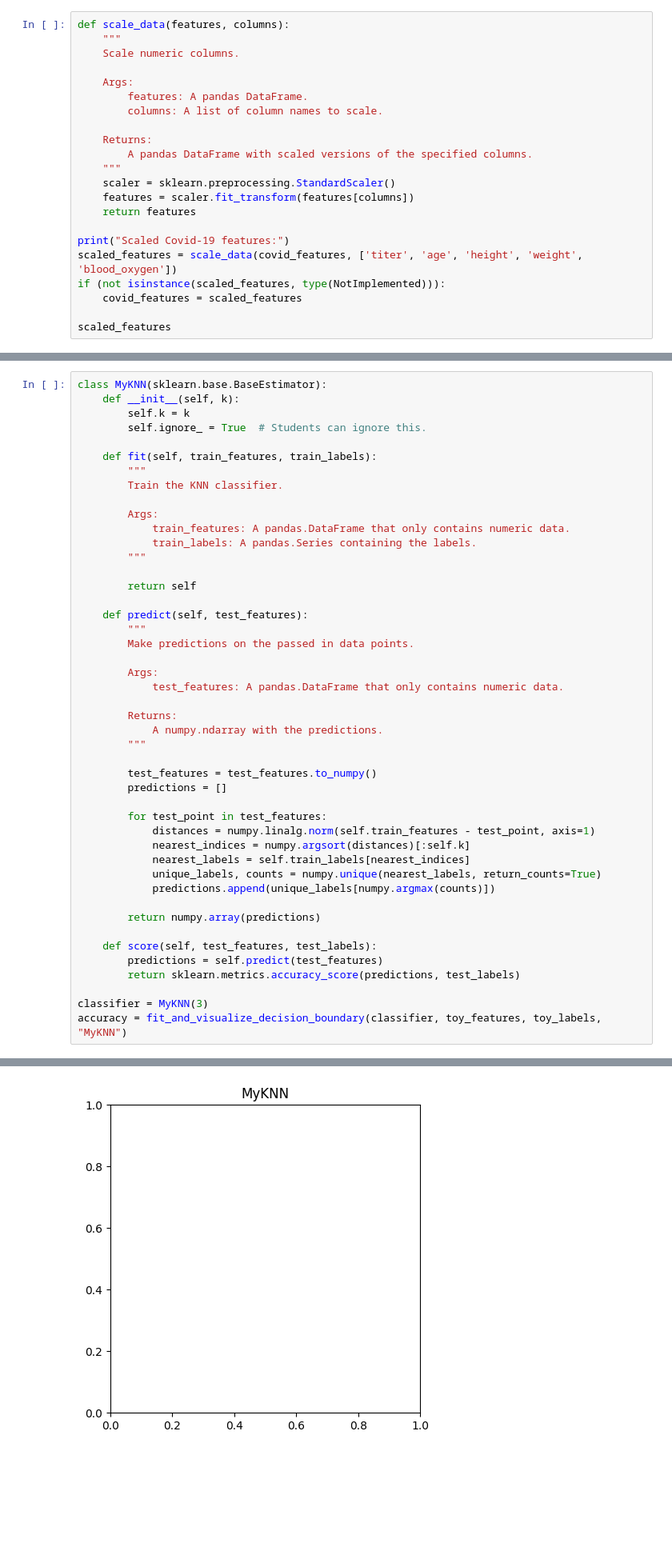
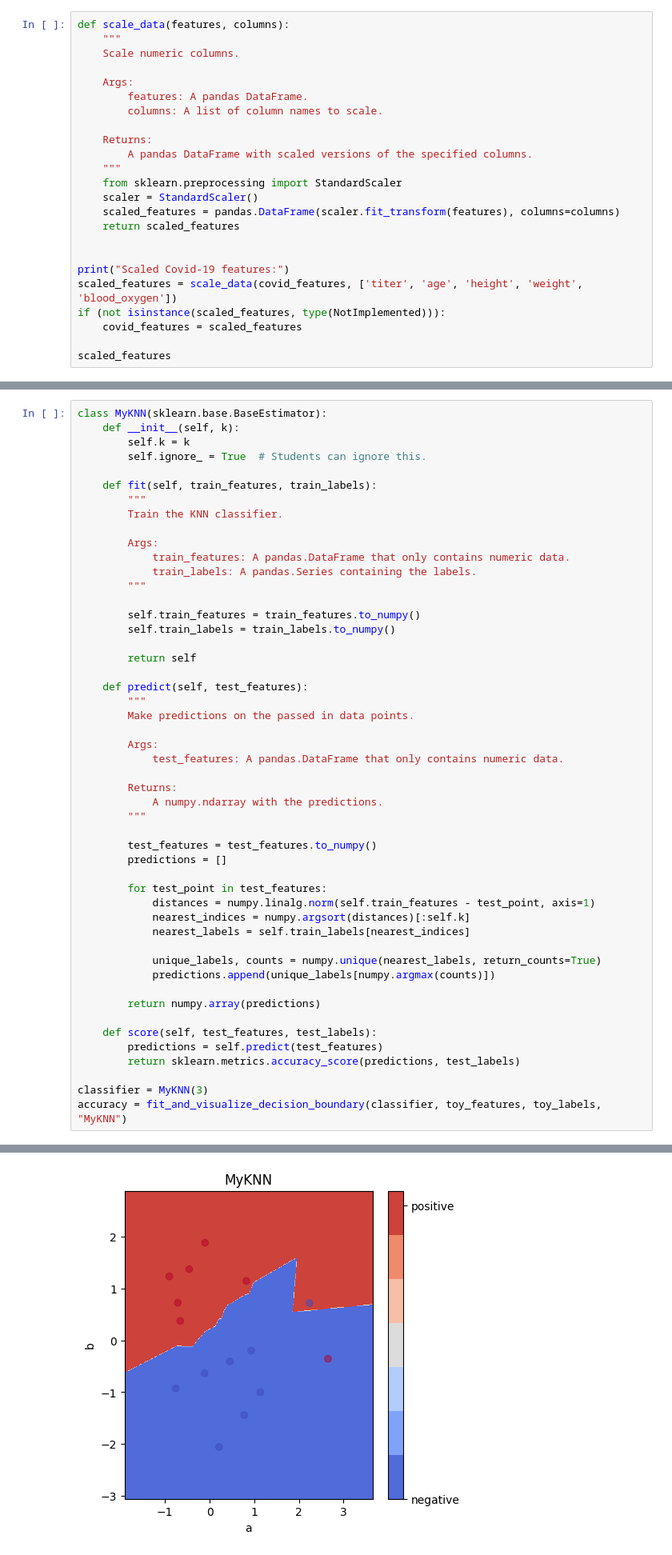
Before and after one commit to mandyy8/HO4, a Jupyter notebook: assignment.ipynb, the cells around one changed output, grey strips where cells are left out. Shown at 80% size. Cells and saved outputs as stored; diff of their text form; blank space fills up the shorter version.

```diff
--- a/assignment.ipynb
+++ b/assignment.ipynb
@@ -293,9 +293,11 @@ def scale_data(features, columns):
     Returns:
         A pandas DataFrame with scaled versions of the specified columns.
     """
-    scaler = sklearn.preprocessing.StandardScaler()
-    features = scaler.fit_transform(features[columns])
-    return features
+    from sklearn.preprocessing import StandardScaler
+    scaler = StandardScaler()
+    scaled_features = pandas.DataFrame(scaler.fit_transform(features), columns=columns)
+    return scaled_features
+
 
 print("Scaled Covid-19 features:")
 scaled_features = scale_data(covid_features, ['titer', 'age', 'height', 'weight', 'blood_oxygen'])
@@ -1350,6 +1347,9 @@ class MyKNN(sklearn.base.BaseEstimator):
             train_features: A pandas.DataFrame that only contains numeric data.
             train_labels: A pandas.Series containing the labels.
         """
+
+        self.train_features = train_features.to_numpy()
+        self.train_labels = train_labels.to_numpy()
 
         return self
 
@@ -1371,6 +1371,7 @@ class MyKNN(sklearn.base.BaseEstimator):
             distances = numpy.linalg.norm(self.train_features - test_point, axis=1)
             nearest_indices = numpy.argsort(distances)[:self.k]
             nearest_labels = self.train_labels[nearest_indices]
+
             unique_labels, counts = numpy.unique(nearest_labels, return_counts=True)
             predictions.append(unique_labels[numpy.argmax(counts)])
 
@@ -1387,4 +1387,4 @@ AttributeError: 'MyKNN' object has no attribute 'train_features'
-[figure, old version]
+[figure, new version]
 # %% [markdown]
 # Part 4: Classic Results
 
```
Also changed, not shown: parts of 8 cells of this notebook.
